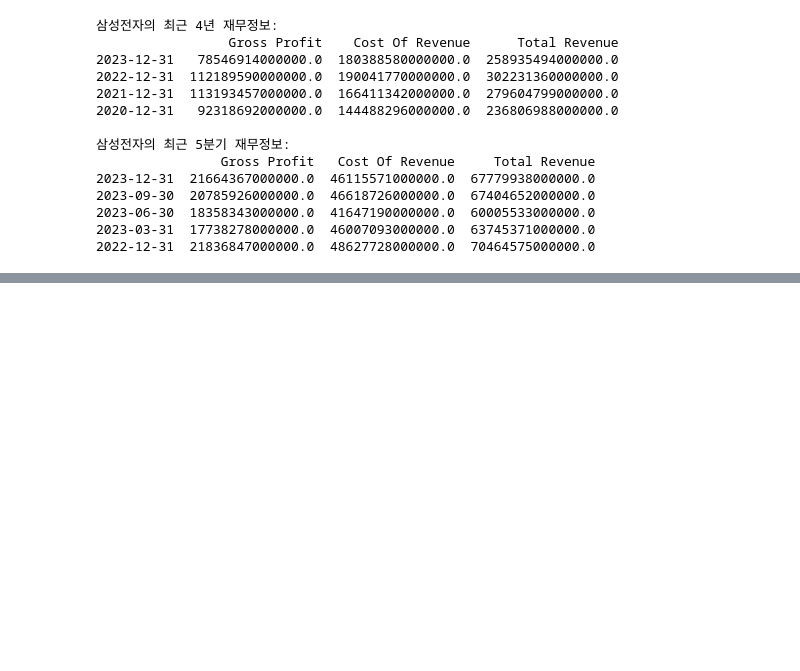
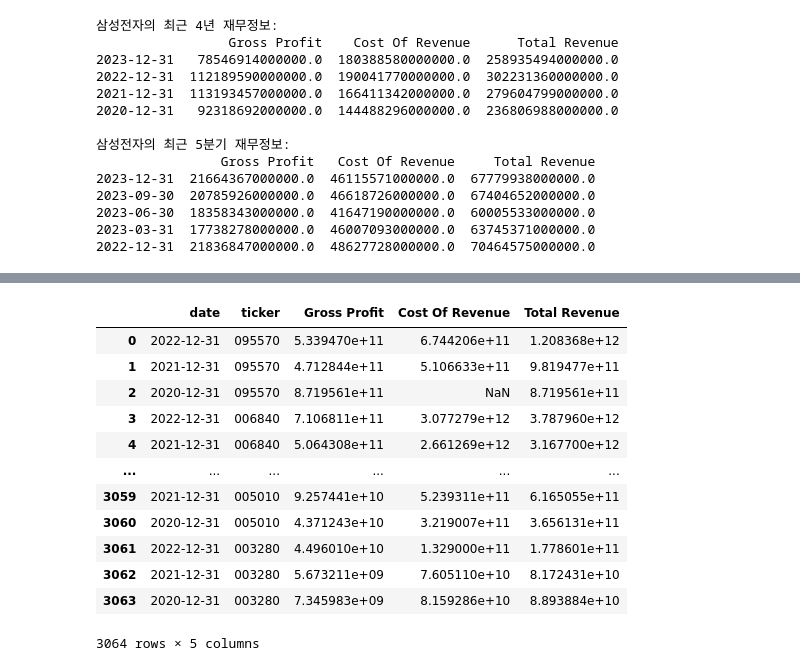
Before and after one commit to seok-jin/basic_deep_learning_1, a Jupyter notebook: pykrx/pick_stock.ipynb, the cells around one changed output, grey strips where cells are left out. Cells and saved outputs as stored; diff of their text form; code cells hidden in the pictures; blank space fills up the shorter version.

```diff
--- a/pykrx/pick_stock.ipynb
+++ b/pykrx/pick_stock.ipynb
@@ -125,0 +123,3 @@ nvidia_annual.to_csv('annual_financials_info.csv')
+# %%
+df_annual_financials_info = pd.read_csv('annual_financials_info.csv')
+df_annual_financials_info.head(10)
@@ -125,0 +151,16 @@ nvidia_annual.to_csv('annual_financials_info.csv')
+# %%
+df_annual_financials_info
+# %% [output]
+|  | date | ticker | Gross Profit | Cost Of Revenue | Total Revenue |
+| 0 | 2022-12-31 | 095570 | 5.339470e+11 | 6.744206e+11 | 1.208368e+12 |
+| 1 | 2021-12-31 | 095570 | 4.712844e+11 | 5.106633e+11 | 9.819477e+11 |
+| 2 | 2020-12-31 | 095570 | 8.719561e+11 | NaN | 8.719561e+11 |
+| 3 | 2022-12-31 | 006840 | 7.106811e+11 | 3.077279e+12 | 3.787960e+12 |
+| 4 | 2021-12-31 | 006840 | 5.064308e+11 | 2.661269e+12 | 3.167700e+12 |
+| ... | ... | ... | ... | ... | ... |
+| 3059 | 2021-12-31 | 005010 | 9.257441e+10 | 5.239311e+11 | 6.165055e+11 |
+| 3060 | 2020-12-31 | 005010 | 4.371243e+10 | 3.219007e+11 | 3.656131e+11 |
+| 3061 | 2022-12-31 | 003280 | 4.496010e+10 | 1.329000e+11 | 1.778601e+11 |
+| 3062 | 2021-12-31 | 003280 | 5.673211e+09 | 7.605110e+10 | 8.172431e+10 |
+| 3063 | 2020-12-31 | 003280 | 7.345983e+09 | 8.159286e+10 | 8.893884e+10 |
+3064 rows × 5 columns
```
Also changed, not shown: parts of 16 cells of this notebook, 1 other file.
